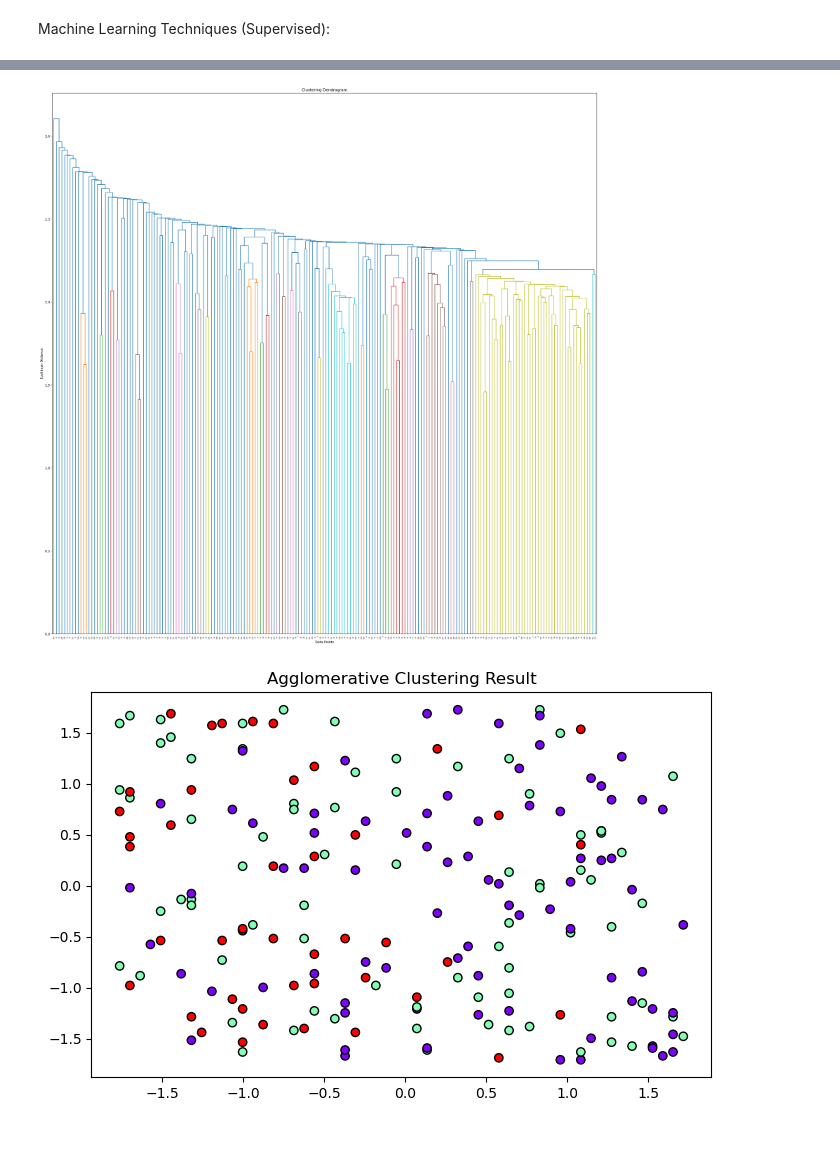
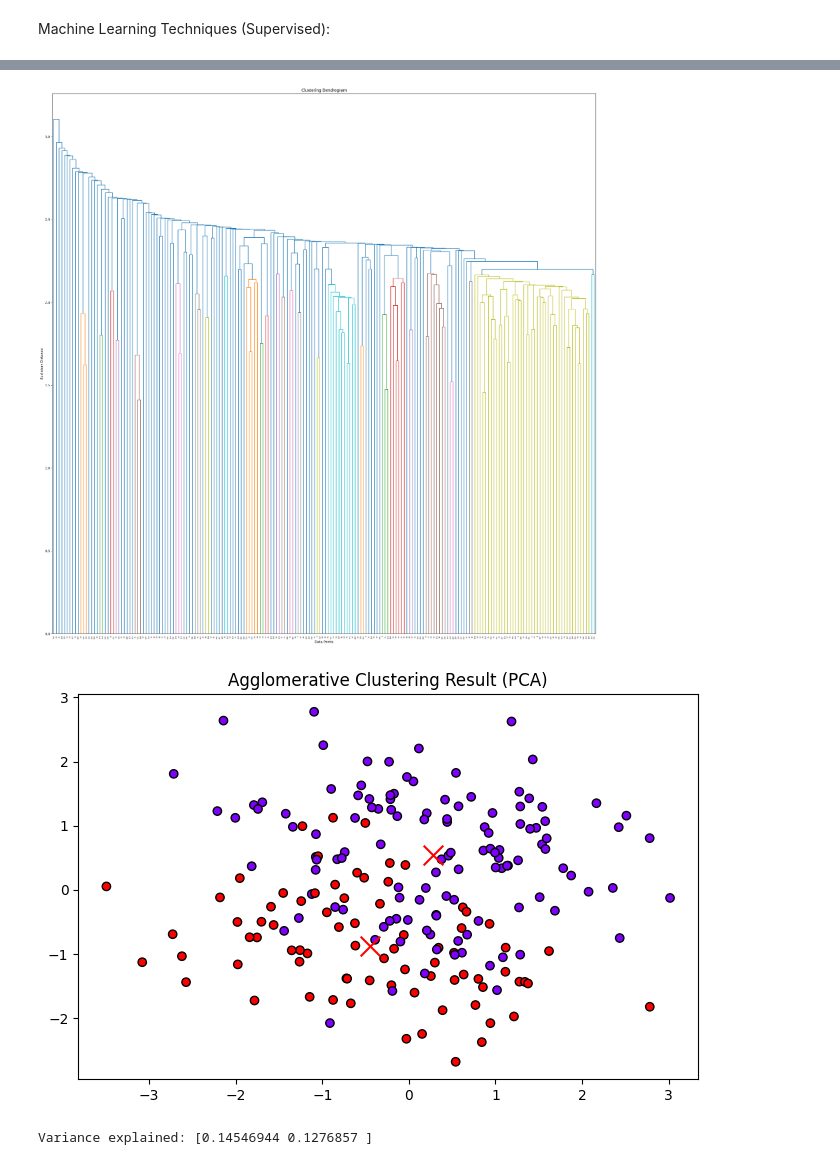
Before and after one commit to Knartey/ENBC321_Project, a Jupyter notebook: ENBC321_Project_Models.ipynb, the cells around one changed output, grey strips where cells are left out. Cells and saved outputs as stored; diff of their text form; code cells hidden in the pictures; blank space fills up the shorter version.

Commit message:
Added PCA to Agglomerative Clustering and performance metrics

```diff
--- a/ENBC321_Project_Models.ipynb
+++ b/ENBC321_Project_Models.ipynb
@@ -369,33 +387,48 @@ study_consistency_index         -0.363508  0.014526
 # %%
 #Hierarchical Clustering
 #Dendrogram
 np.random.seed(42)
 sample = optimized_x_clf[np.random.choice(len(optimized_x_clf), 200, replace=False)]
 plt.figure(figsize=(30, 30))
 sch.dendrogram(sch.linkage(sample))
 plt.title("Clustering Dendrogram")
 plt.xlabel("Data Points")
 plt.ylabel("Euclidean Distance")
 plt.show()
 
-k = 3
+k = 2
 agg_clustering = AgglomerativeClustering(n_clusters=k, linkage='ward')
 agg_labels = agg_clustering.fit_predict(sample)
 
-centroid = np.array([
-    sample[agg_labels == k].mean(axis=0)
-    for i in range(k)
-])
+
+centroid = []
+for i in range(k):
+    cluster_points = sample[agg_labels == i]
+    if len(cluster_points) > 0:
+        centroid.append(cluster_points.mean(axis=0))
+    else:
+        print(f"Warning: Cluster {i} is empty!")
+
+
+centroid = np.array(centroid)
+
+
+pca = PCA(n_components=2)
+sample_pca = pca.fit_transform(sample)
+centroid_pca = pca.transform(centroid)
 
 #Plot clusters
 plt.figure(figsize=(8, 5))
-plt.scatter(sample[:, 0], sample[:, 1], c=agg_labels, cmap='rainbow', edgecolors='k')
-plt.scatter(centroid[:, 0], centroid[:, 1], c='red', marker='x', s=200, label='Centroids')
-plt.title("Agglomerative Clustering Result")
+plt.scatter(sample_pca[:, 0], sample_pca[:, 1], c=agg_labels, cmap='rainbow', edgecolors='k')
+plt.scatter(centroid_pca[:, 0], centroid_pca[:, 1], c='red', marker='x', s=200, label='Centroids')
+plt.title("Agglomerative Clustering Result (PCA)")
 plt.show()
+
+print("Variance explained:", pca.explained_variance_ratio_)
 # %% [output]
 [figure]
-[figure, old version]
+[figure, new version]
+Variance explained: [0.14546944 0.1276857 ]
 # %%
 #Deep Learning:
 #both of us?
```
Also changed, not shown: parts of 9 cells of this notebook.
